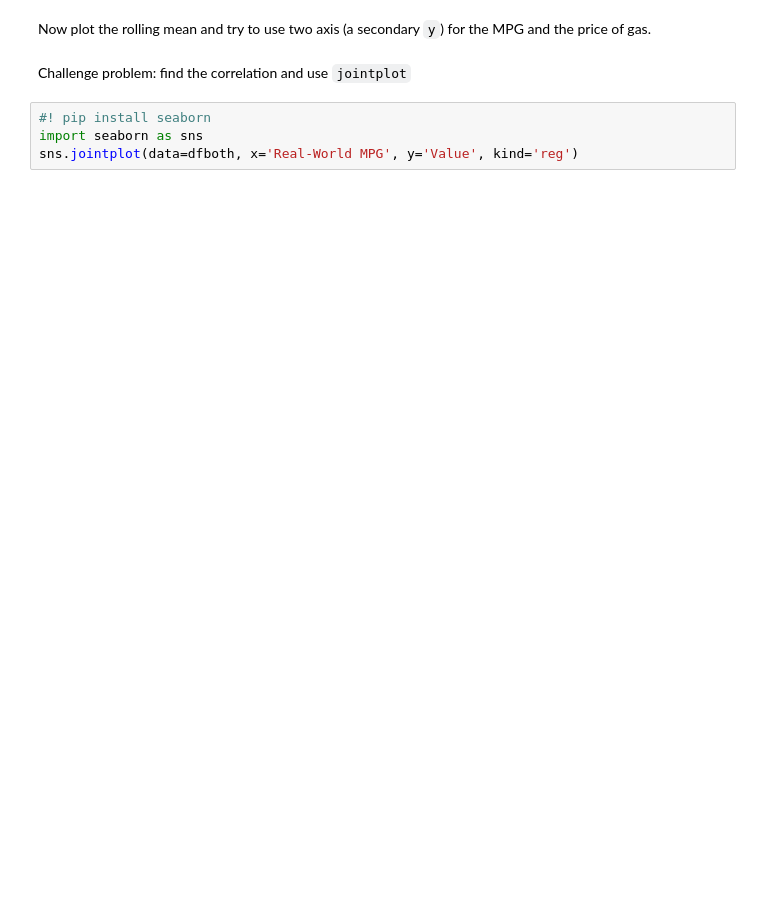
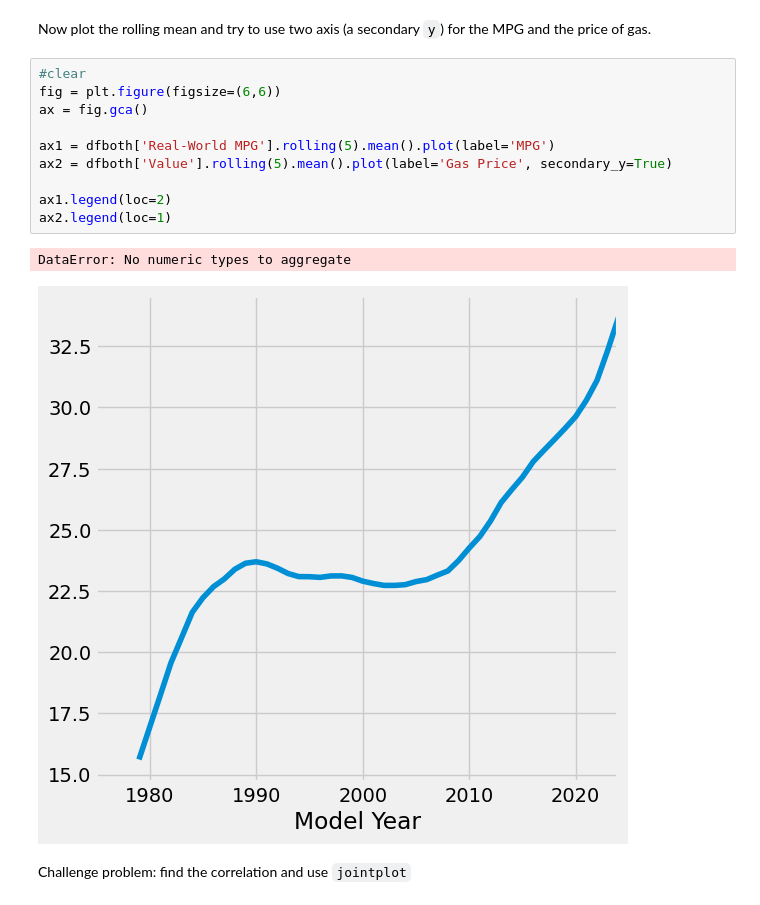
Before and after one commit to wypark2/mse598dm-python-data, a Jupyter notebook: collecting-organizing-analyzing-basics/collecting-organizing-analyzing-data.ipynb, the cells around one changed output. Drawn from its saved outputs; the diff is of its cells as text; blank space fills up the shorter version.

```diff
--- a/collecting-organizing-analyzing-basics/collecting-organizing-analyzing-data.ipynb
+++ b/collecting-organizing-analyzing-basics/collecting-organizing-analyzing-data.ipynb
@@ -407,8 +850,17 @@ dfboth = pd.merge_asof(df0, df1, #FIXME!)
 # %% [markdown]
 Now plot the rolling mean and try to use two axis (a secondary `y`) for the MPG and the price of gas.
+# %%
+#clear
+fig = plt.figure(figsize=(6,6))
+ax = fig.gca()
+
+ax1 = dfboth['Real-World MPG'].rolling(5).mean().plot(label='MPG')
+ax2 = dfboth['Value'].rolling(5).mean().plot(label='Gas Price', secondary_y=True)
+
+ax1.legend(loc=2)
+ax2.legend(loc=1)
+# %% [output]
+DataError: No numeric types to aggregate
+[figure, added]
 # %% [markdown]
 Challenge problem: find the correlation and use `jointplot`
-# %%
-#! pip install seaborn
-import seaborn as sns
-sns.jointplot(data=dfboth, x='Real-World MPG', y='Value', kind='reg')
```
Also changed, not shown: parts of 57 cells of this notebook.
